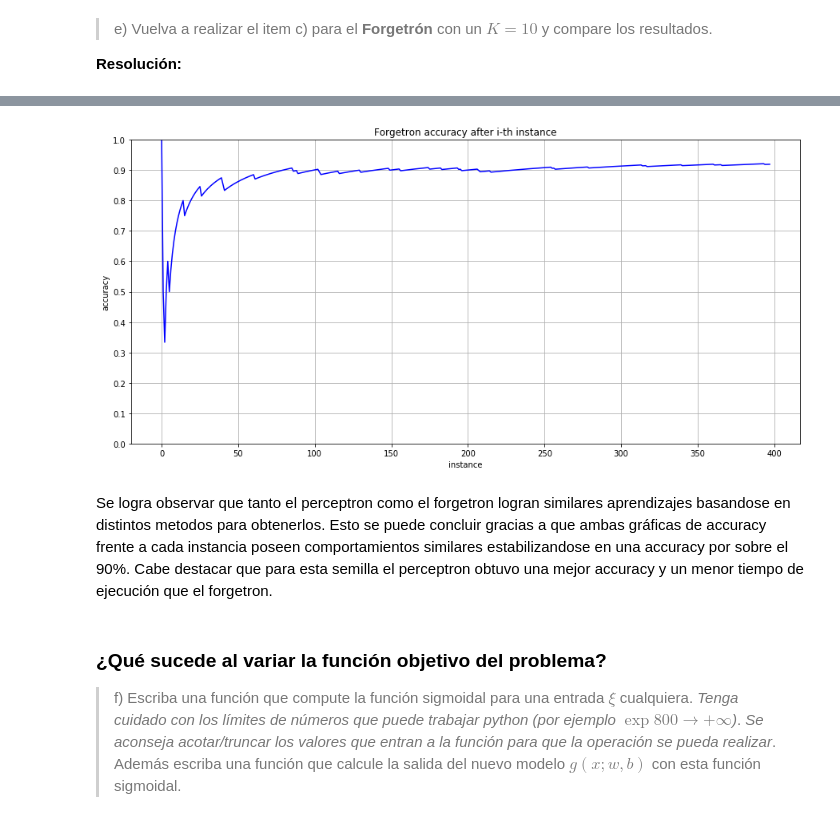
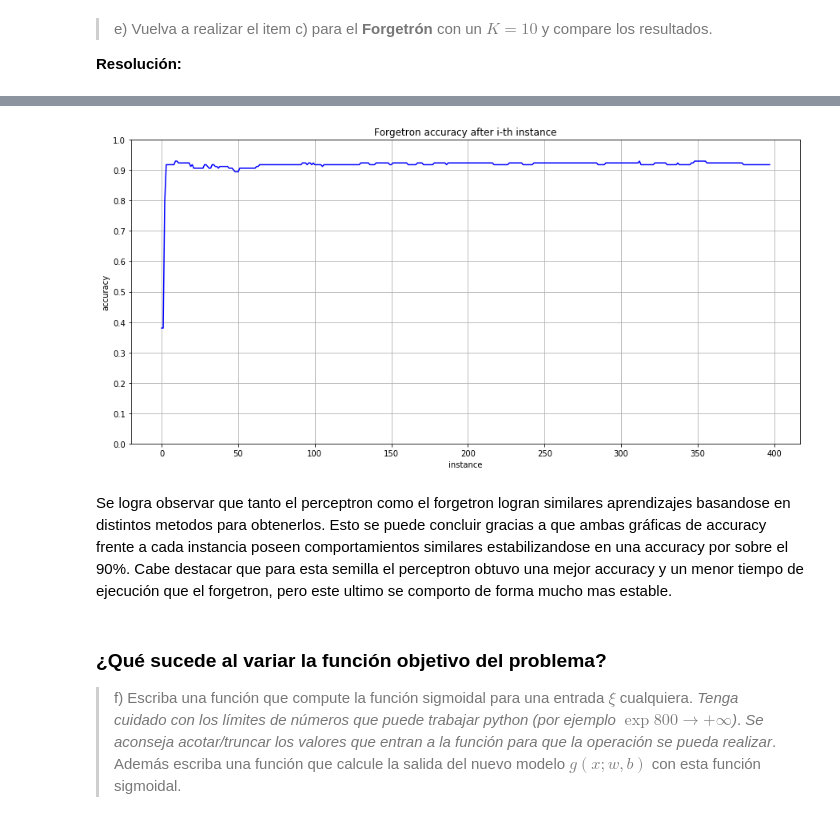
Before and after one commit to Pellizzari/Tarea0-INF393-II-2019, a Jupyter notebook: Solucion.ipynb, the cells around one changed output, grey strips where cells are left out. Saved outputs shown, nothing was run; the diff lists cells and outputs as text; code cells hidden in the pictures.

```diff
--- a/Solucion.ipynb
+++ b/Solucion.ipynb
@@ -170,14 +150,0 @@ Accuracy final:   0.947368
-# %%
-import matplotlib.pyplot as plt
-
-# Se grafica el accuracy del modelo tras cada instancia del conjunto de datos de entrenamiento
-x = [x for x in range(len(p.acc))]
-
-plt.figure(figsize=(15, 7)); plt.ylim(0, 1)
-plt.plot(x, p.acc, color='b')
-plt.yticks(np.arange(0, 1.1, step=0.1))
-plt.xlabel('instance'); plt.ylabel('accuracy')
-plt.title('Perceptron accuracy after i-th instance')
-plt.grid(True)
-
-plt.show()
@@ -193,13 +158,13 @@ class Forgetron(object):
     # Constructor del Forgetron.
     #   Recibe como parámetro la cantidad de columnas "no_of_inputs" del dataset de entrenamiento.
 
-    def __init__(self, no_of_inputs, iterations=1, learning_rate=0.5, output=[], acc=[]):
+    def __init__(self, no_of_inputs, iterations=1, learning_rate=0.5, output=[], acc=[], acctest=[]):
       self.iterations = iterations
       self.learning_rate = learning_rate
       self.weights = np.zeros(no_of_inputs)
       self.output = output
       self.acc = list()
-
+      self.acctest=list()
     # Función de predicción.
     #   Recibe como parámetro el dataset(inputs) y el vector de soluciones(labels).
     #   Retorna el valor de salida 0 ó 1.
@@ -221,10 +186,9 @@ class Forgetron(object):
     def predict2(self, inputs, i):
         comb = np.dot(inputs, self.weights)
         if comb > 0:
-            prediction = 1
+            return 1
         else:
-            prediction = 0
-        self.output.append(prediction)
+            return 0
 
     # Función de entrenamiento.
     #   Recibe como parámetro la data de entrenamiento y los resultados esperados para cada instancia del conjunto.
@@ -232,7 +196,7 @@ class Forgetron(object):
     #   No tiene retorno. Su implementación es utilizada para actualizar el vector de pesos tras cada instancia
     #   i del dataset. Asimismo, se calcula el accuracy del modelo tras cada una de éstas y se registra en una lista.
 
-    def train(self, training_inputs, labels,K):
+    def train(self, training_inputs, labels,K,testing_inputs, testing_outputs):
         I=[]
         n=0
         for i in range(self.iterations):
@@ -243,8 +207,15 @@ class Forgetron(object):
                     if len(I)>K:
                         I.pop(0)
                     I.append(n)
+
+
                 self.weights += self.learning_rate * (label - prediction) * inputs
-                self.acc.append(accuracy_score(labels[0:len(self.output)], self.output, normalize=True))
+                outtest=list()
+                for inp, lab in zip(testing_inputs,testing_outputs):
+                  outtest.append(self.predict2(inp,i))
+                #print(outtest)
+                self.acctest.append(accuracy_score(testing_outputs,outtest, normalize=True))
+                #self.acc.append(accuracy_score(labels[0:len(self.output)], self.output, normalize=True))
                 n=n+1
 # %% [markdown]
 > e) Vuelva a realizar el item c) para el **Forgetrón** con un $K=10$ y compare los resultados.
@@ -253,10 +224,10 @@ class Forgetron(object):
 # %%
 f = Forgetron(len(X_train[0]))
 start_time=time()
-f.train(X_train, y_trained,10)
+f.train(X_train, y_trained,10, X_test, y_tested)
 elapsed_time=time()-start_time
 print("Tiempo de ejecución: %10f segundos" %elapsed_time)
 
-print("Accuracy final: %10f" %accuracy_score(y_trained, f.output, normalize=True))
-print(f.weights)
+#print("Accuracy final: %10f" %accuracy_score(y_trained, f.output, normalize=True))
+#print(f.weights)
 # %% [output]
@@ -272,22 +235,22 @@ Accuracy final:   0.919598
 # %%
-x = [x for x in range(len(f.acc))]
+x = [x for x in range(len(f.acctest))]
 
 plt.figure(figsize=(15, 7))
 
 plt.ylim(0, 1)
-plt.plot(x, f.acc, color='b')
+plt.plot(x, f.acctest, color='b')
 plt.yticks(np.arange(0, 1.1, step=0.1))
 
 plt.xlabel('instance')
 plt.ylabel('accuracy')
 plt.title('Forgetron accuracy after i-th instance')
 plt.grid(True)
 
 plt.show()
 # %% [output]
-[figure, old version]
+[figure, new version]
 # %% [markdown]
-Se logra observar que tanto el perceptron como el forgetron logran similares aprendizajes basandose en distintos metodos para obtenerlos. Esto se puede concluir gracias a que ambas gráficas de accuracy frente a cada instancia poseen comportamientos similares estabilizandose en una accuracy por sobre el 90%. Cabe destacar que para esta semilla el perceptron obtuvo una mejor accuracy y un menor tiempo de ejecución que el forgetron.
+Se logra observar que tanto el perceptron como el forgetron logran similares aprendizajes basandose en distintos metodos para obtenerlos. Esto se puede concluir gracias a que ambas gráficas de accuracy frente a cada instancia poseen comportamientos similares estabilizandose en una accuracy por sobre el 90%. Cabe destacar que para esta semilla el perceptron obtuvo una mejor accuracy y un menor tiempo de ejecución que el forgetron, pero este ultimo se comporto de forma mucho mas estable.
 # %% [markdown]
 ### ¿Qué sucede al variar la función objetivo del problema?
 
```
Also changed, not shown: parts of 12 cells of this notebook.
